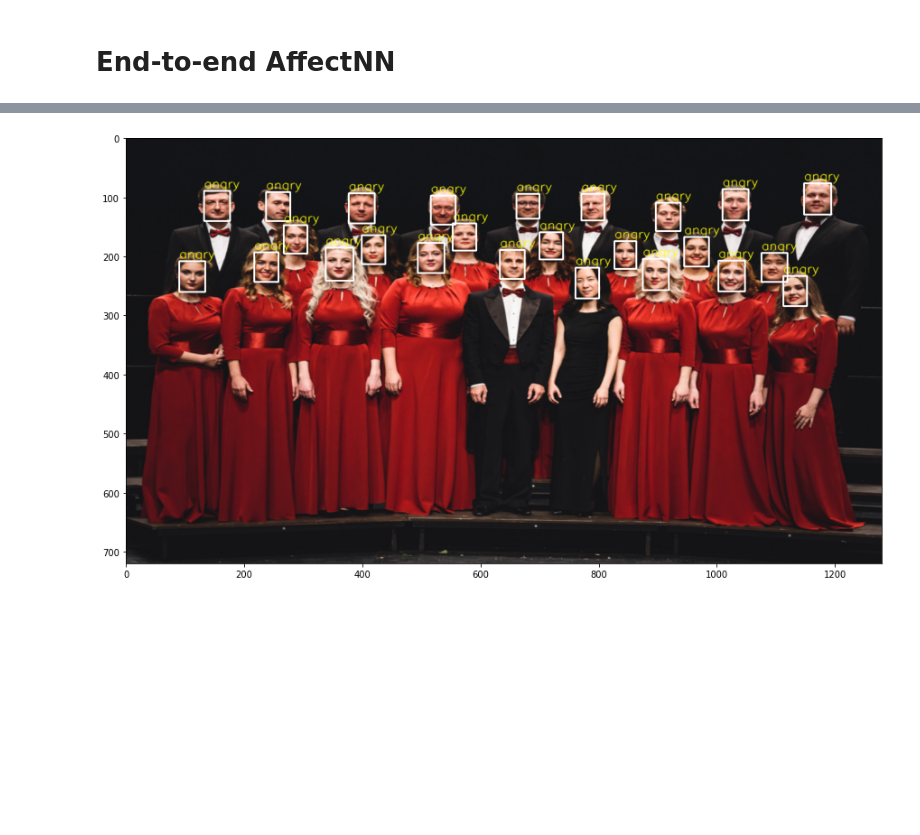
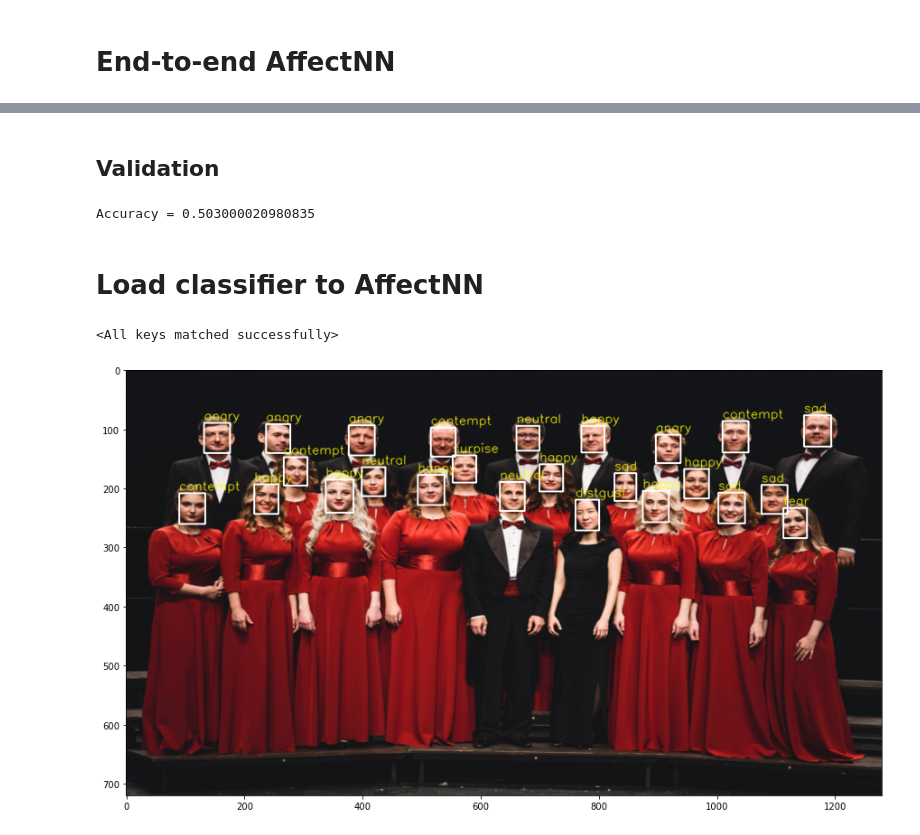
Before and after one commit to Irek21/ExpressionRecognition, a Jupyter notebook: main.ipynb, the cells around one changed output, grey strips where cells are left out. Cells and saved outputs as stored; diff of their text form; code cells hidden in the pictures; blank space fills up the shorter version.

```diff
--- a/main.ipynb
+++ b/main.ipynb
@@ -79,14 +9,0 @@ out, (h, c) = model(tmp, h0, c0)
-# %%
-bsize = 1
-h = torch.randn(2, bsize, 512)
-c = torch.randn(2, bsize, 512)
-
-while True:
-    ret, frm = cap.read()
-    if not ret:
-        break
-
-    frm_tens = prepr(frm).reshape(-1, 3, 224, 224)
-    out, (h, c) = model(frm_tens, h, c)
-
-    print('Check')
@@ -494,0 +396,5 @@ self. device :  cpu
+# %%
+classif = nn.Sequential(
+    conv,
+    fc
+)
@@ -494,0 +425,22 @@ self. device :  cpu
+# %%
+optimizer = torch.optim.Adam(classif.parameters(), lr=1e-4)
+criterion = nn.CrossEntropyLoss()
+classif = classif.to(cuda)
+
+for epoch in range(20):
+    for p_num in range(17):
+        with open('data/affectnet/train/' + str(p_num), 'rb') as f:
+            pack = pkl.load(f)
+        dloader = DataLoader(pack, batch_size=512, shuffle=True, collate_fn=gen_batch)
+
+        for i, (x, labels) in enumerate(dloader):
+            pred = classif(x)
+
+            optimizer.zero_grad()
+            loss = criterion(pred, labels)
+            loss.backward()
+            optimizer.step()
+
+            print('Epoch {} Pack {} Loss {}'.format(epoch,
+                                                    p_num,
+                                                    loss.item()))
@@ -495,10 +467,38 @@ self. device :  cpu
+# %% [markdown]
+## Validation
+# %%
+hits = 0
+total = 0
+for p_num in range(3):
+    with open('data/affectnet/val/' + str(p_num), 'rb') as f:
+        pack = pkl.load(f)
+    dloader = DataLoader(pack, batch_size=64, collate_fn=gen_batch)
+
+    for i, (x, labels) in enumerate(dloader):
+        pred = classif(x)
+
+        pr_labels = torch.argmax(pred.detach(), dim=-1)
+        hits += (labels == torch.argmax(pred, dim=-1)).sum()
+        total += labels.shape[0]
+
+print('Accuracy = {}'.format(hits / total))
+# %% [output]
+Accuracy = 0.503000020980835
+# %% [markdown]
+# Load classifier to AffectNN
+# %%
+fer.classif.load_state_dict(classif.state_dict())
+# %% [output]
+<All keys matched successfully>
 # %%
 %%time
+# im = pack[17][0]
+im = cv2.imread('data/tests/choir.jpg')
 pred = fer(im)
 
 new_width = 1280
 new_height = 720
 im = cv2.resize(im, (new_width, new_height))
 display_objects(im, pred[0], torch.argmax(pred[1], dim=-1).tolist())
 # %% [output]
-[figure, old version]
+[figure, new version]
```
Also changed, not shown: parts of 23 cells of this notebook, 1 other file.
